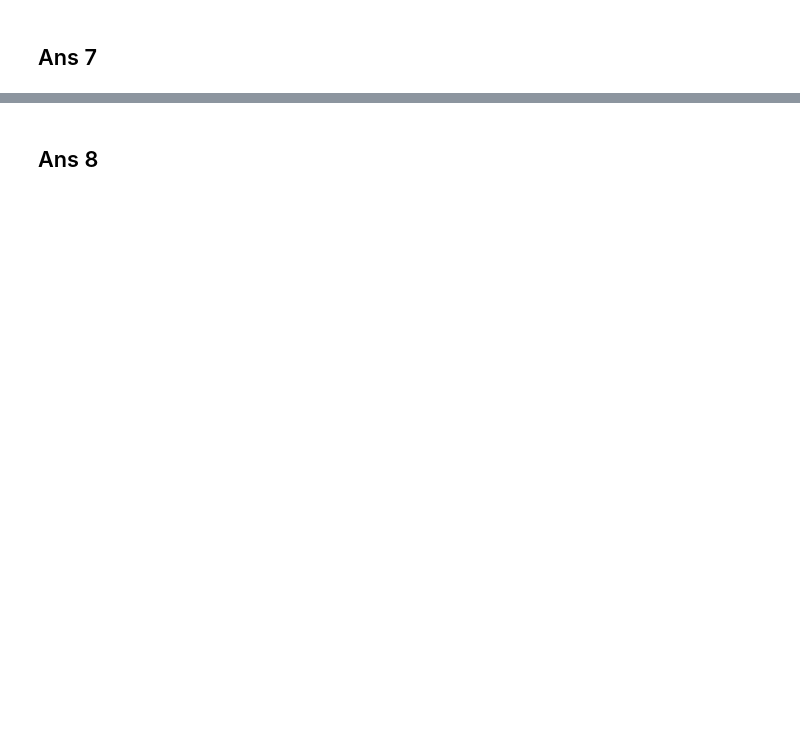
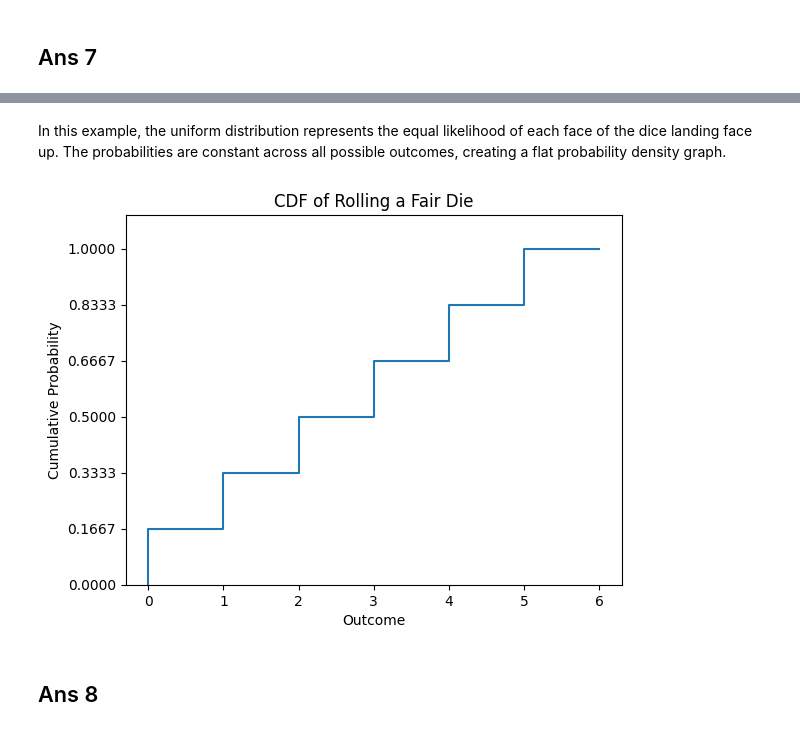
Before and after one commit to Sufiyan999/PW-DataScience-Masters, a Jupyter notebook: Assignments/3. MARCH/9 mar assign.ipynb, the cells around one changed output, grey strips where cells are left out. Saved outputs shown, nothing was run; the diff lists cells and outputs as text; code cells hidden in the pictures; blank space fills up the shorter version.

```diff
--- a/Assignments/3. MARCH/9 mar assign.ipynb
+++ b/Assignments/3. MARCH/9 mar assign.ipynb
@@ -81,2 +468,27 @@ plt.show()
+# %% [markdown]
+In this example, the uniform distribution represents the equal likelihood of each face of the dice landing face up. The probabilities are constant across all possible outcomes, creating a flat probability density graph.
+# %%
+import matplotlib.pyplot as plt
+
+# Possible outcomes (values on a fair six-sided die)
+outcomes = [0,1, 2, 3, 4, 5, 6]
+
+# Probability of each outcome (uniform distribution)
+probabilities = [0, 1/6, 1/6, 1/6, 1/6, 1/6, 1/6]
+
+# Calculate the cumulative probabilities
+cumulative_probabilities = [sum(probabilities[:i+1]) for i in range(len(outcomes))]
+
+# Plot the CDF
+plt.step(outcomes, cumulative_probabilities, where='pre')
+plt.xlabel('Outcome')
+plt.ylabel('Cumulative Probability')
+plt.title('CDF of Rolling a Fair Die')
+plt.xticks(outcomes)
+plt.yticks(cumulative_probabilities)
+plt.ylim(0, 1.1)
+plt.show()
+# %% [output]
+[figure, added]
 # %% [markdown]
 ## Ans 8
```
Also changed, not shown: parts of 27 cells of this notebook.
